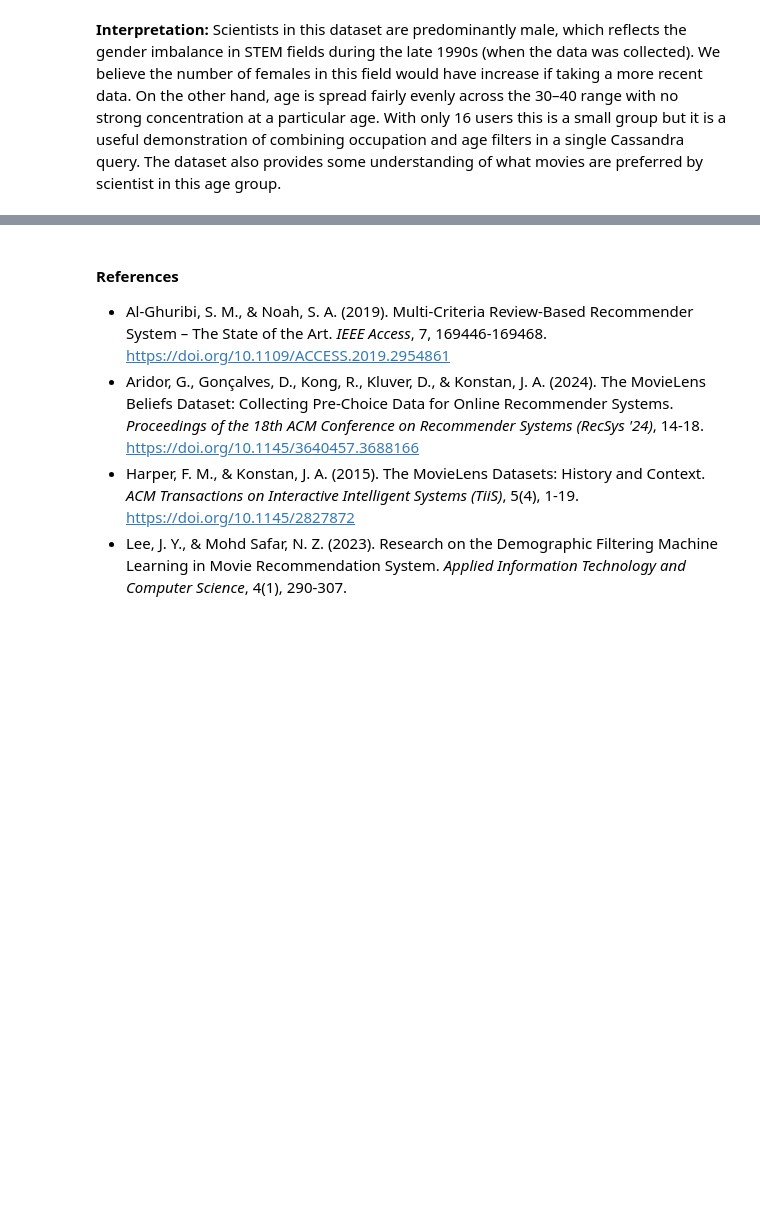
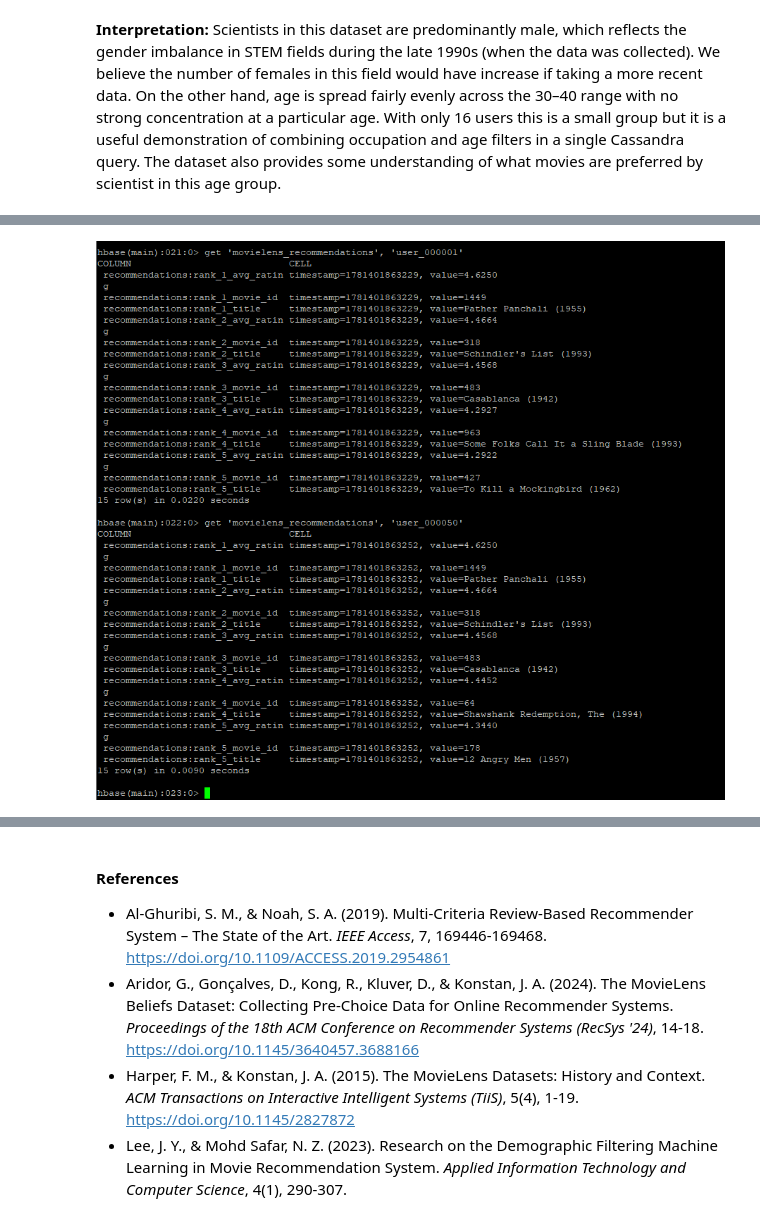
Before and after one commit to muzaffarizamuddin/P166246_Assg2_STQD6324, a Jupyter notebook: main.ipynb, the cells around one changed output, grey strips where cells are left out. Saved outputs shown, nothing was run; the diff lists cells and outputs as text; code cells hidden in the pictures; blank space fills up the shorter version.

```diff
--- a/main.ipynb
+++ b/main.ipynb
@@ -652,0 +673,4 @@ of combining occupation and age filters in a single Cassandra query. The dataset
+# %%
+show_img('hbase_manual_1_and_50.PNG')
+# %% [output]
+[figure, added]
```
Also changed, not shown: parts of 13 cells of this notebook, 10 other files.
